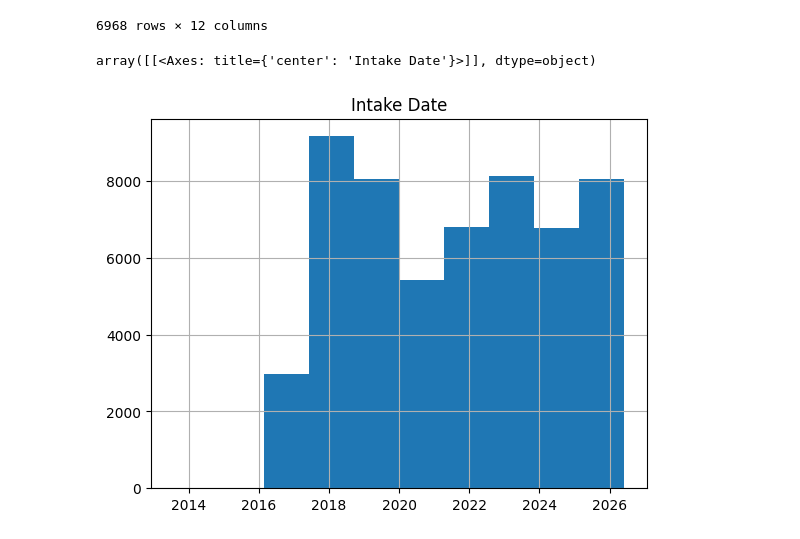
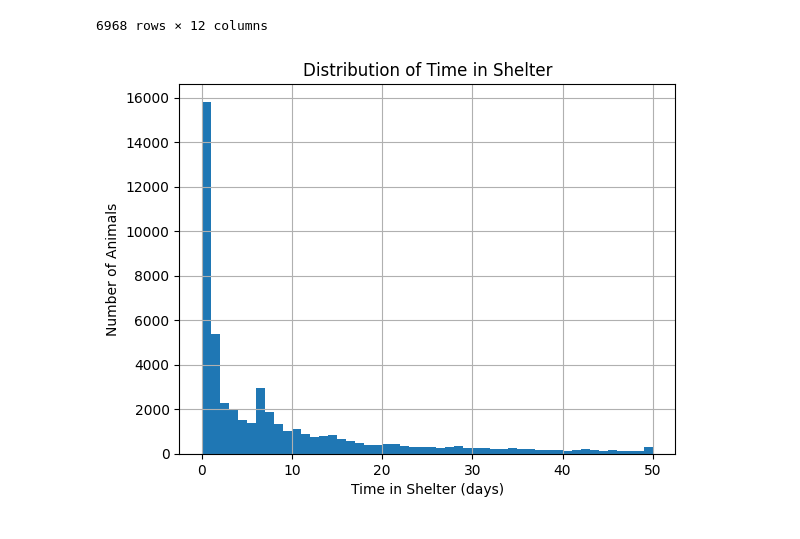
Before and after one commit to paw-some-pals/furcast, a Jupyter notebook: source/long_beach_eda.ipynb, the cells around one changed output. Saved outputs shown, nothing was run; the diff lists cells and outputs as text; code cells hidden in the pictures.

Commit message:
added graphs to LB eda

```diff
--- a/source/long_beach_eda.ipynb
+++ b/source/long_beach_eda.ipynb
@@ -59,11 +56,10 @@ lb_df_cleaned[lb_df_cleaned["age_in_years"].isna()]
 | 55329 | A627392 | CAT | GRAY TABBY | Female | NaN | 2019-05-31 | ILL SEVERE | STRAY | ... |
 6968 rows × 12 columns
 # %%
-lb_df_cleaned[lb_df_cleaned["duration_days"] <= 70]["duration"].hist(bins=50)
+lb_df_cleaned[lb_df_cleaned["duration_in_days"] <= 50]["duration_in_days"].hist(bins=50)
 plt.xlabel("Time in Shelter (days)")
 plt.ylabel("Number of Animals")
 plt.title("Distribution of Time in Shelter")
 plt.show()
 # %% [output]
-array([[<Axes: title={'center': 'Intake Date'}>]], dtype=object)
-[figure, old version]
+[figure, new version]
```
Also changed, not shown: parts of 15 cells of this notebook.
